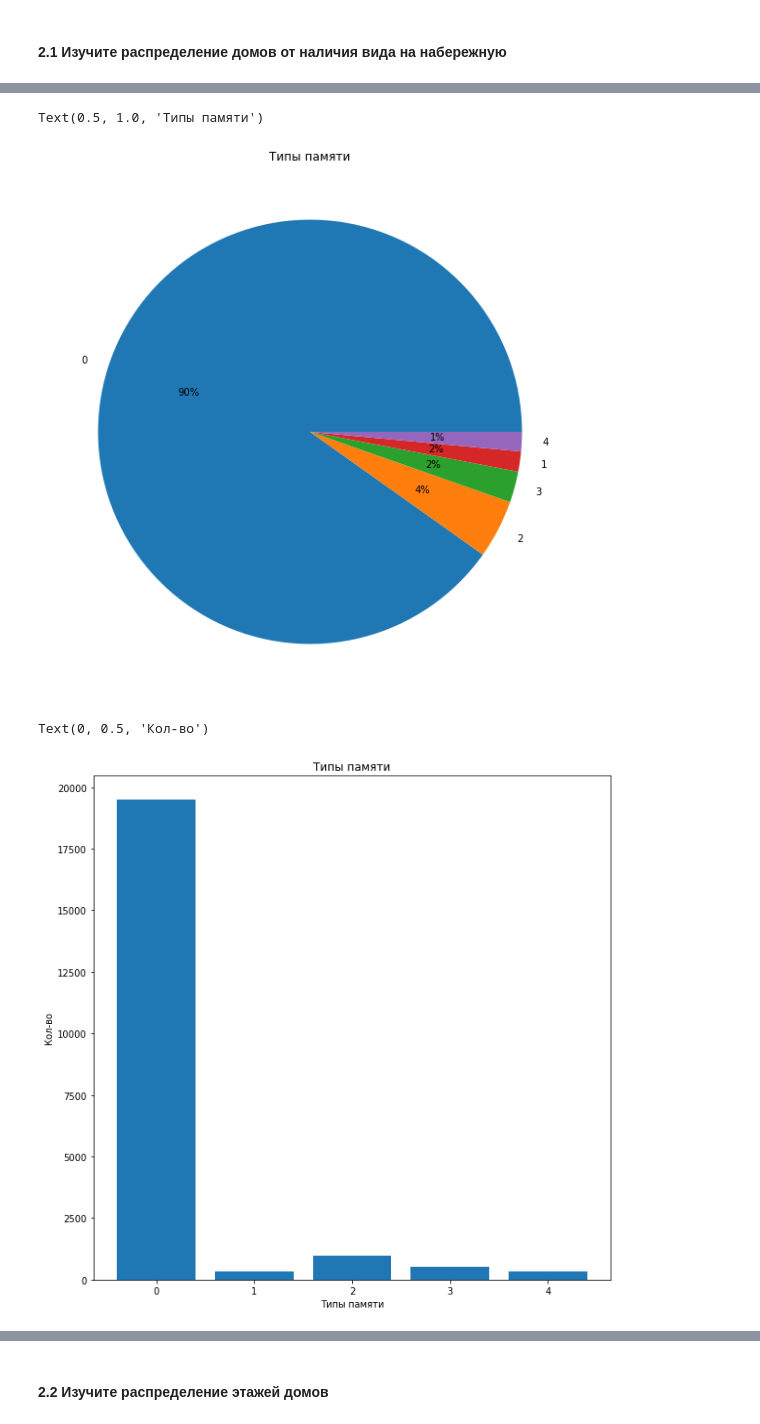
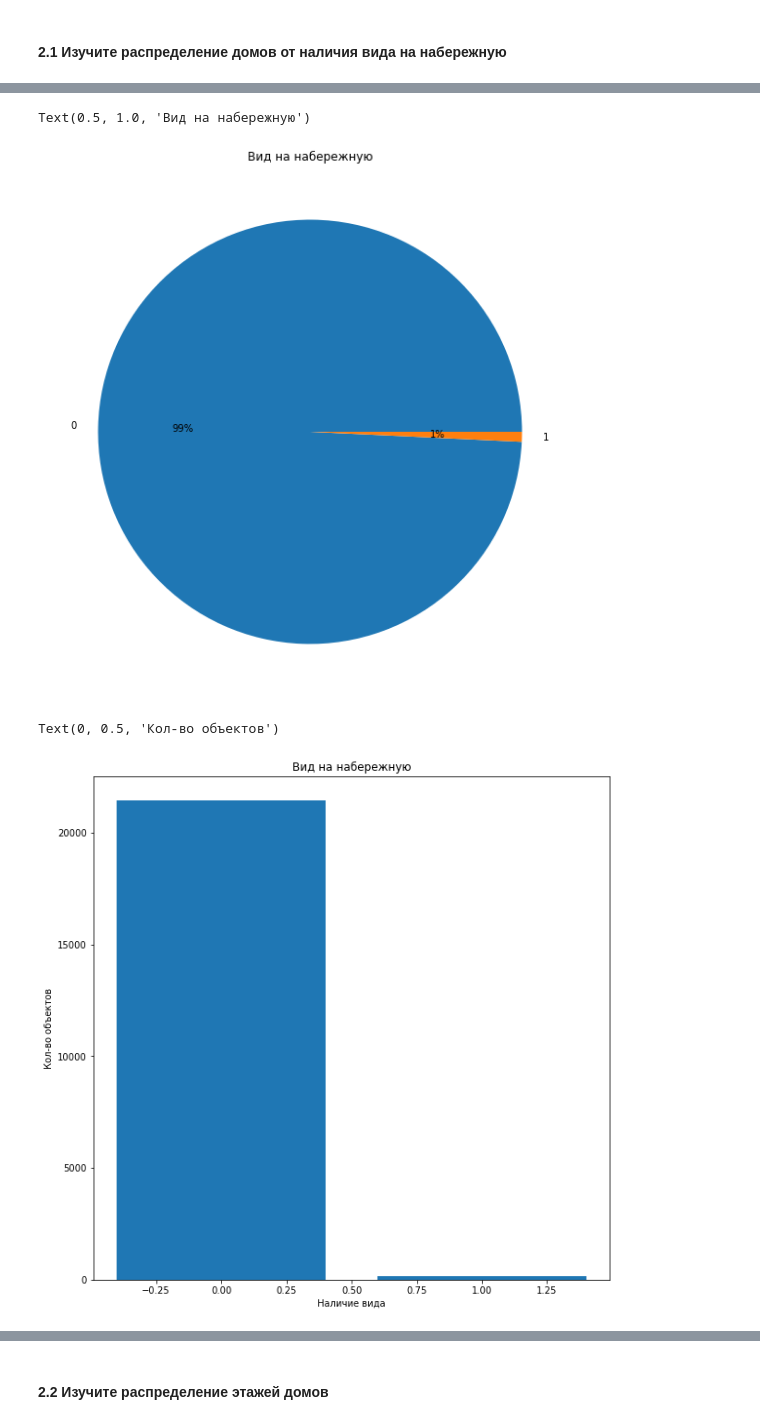
Before and after one commit to nordl1ng/b_a, a Jupyter notebook: hw_4/HW_4.ipynb, the cells around one changed output, grey strips where cells are left out. Saved outputs shown, nothing was run; the diff lists cells and outputs as text; code cells hidden in the pictures.

```diff
--- a/hw_4/HW_4.ipynb
+++ b/hw_4/HW_4.ipynb
@@ -104,3 +108,3 @@ Name: view, dtype: float64
 # %%
-view = df["view"].value_counts()
+view = df["waterfront"].value_counts()
 view
@@ -109,14 +117,14 @@ plt.figure(figsize=(10, 10))
 plt.pie(view.values,autopct='%1.lf%%', labels = view.index)
 plt.title('Вид на набережную')
 # %% [output]
-Text(0.5, 1.0, 'Типы памяти')
+Text(0.5, 1.0, 'Вид на набережную')
-[figure, old version]
+[figure, new version]
 # %%
 plt.figure(figsize = (10,10))
 plt.bar(view.index, view.values)
 plt.title("Вид на набережную")
-plt.xlabel("Оценка вида")
+plt.xlabel("Наличие вида")
 plt.ylabel("Кол-во объектов")
 # %% [output]
-Text(0, 0.5, 'Кол-во')
+Text(0, 0.5, 'Кол-во объектов')
-[figure, old version]
+[figure, new version]
```
Also changed, not shown: parts of 46 cells of this notebook.
